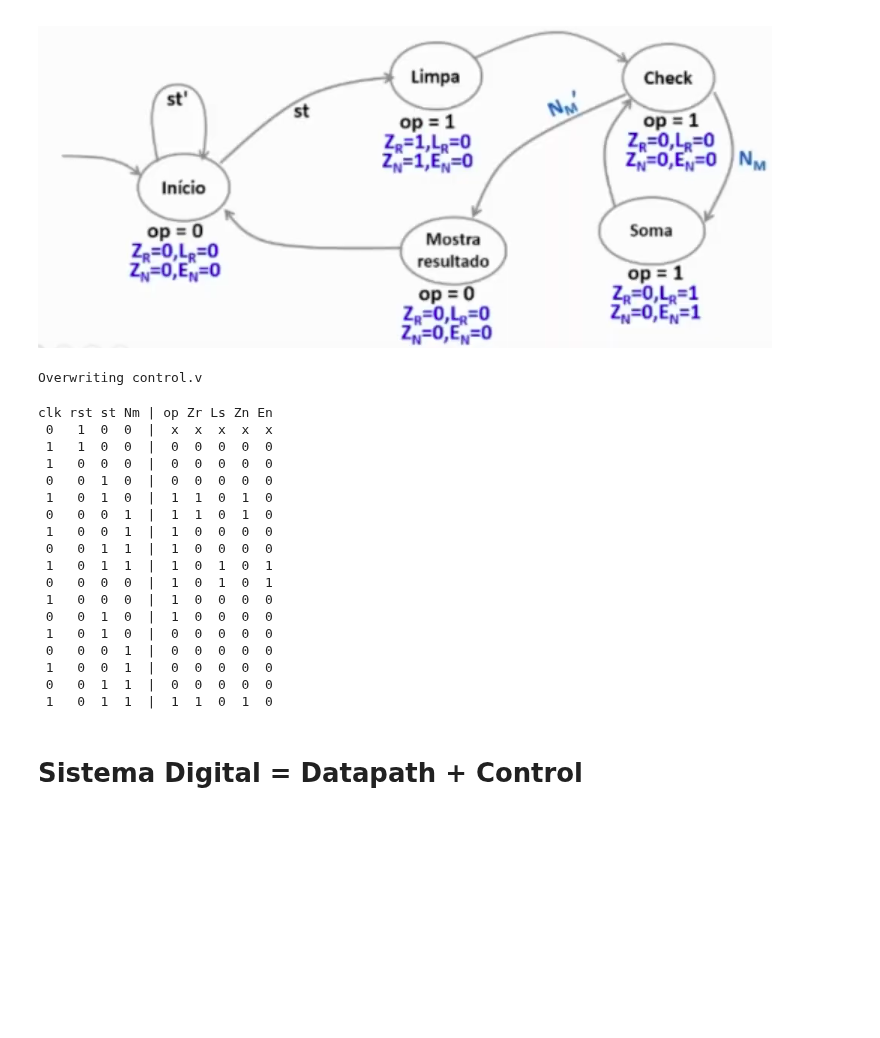
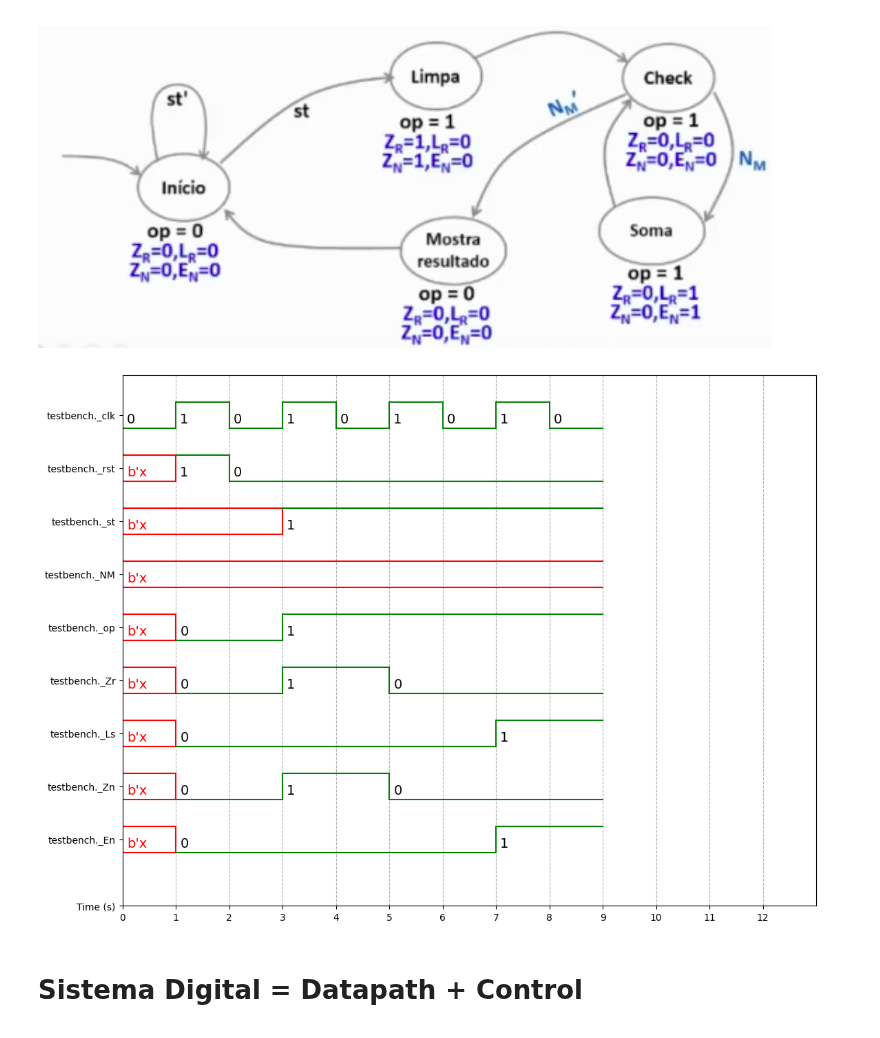
Before and after one commit to petrucior/verilog, a Jupyter notebook: maquinaMultiplicacao.ipynb, the cells around one changed output. Drawn from its saved outputs; the diff is of its cells as text; code cells hidden in the pictures; blank space fills up the shorter version.

Commit message:
Atualizando o projeto RTL da máquina de multiplicação

```diff
--- a/maquinaMultiplicacao.ipynb
+++ b/maquinaMultiplicacao.ipynb
@@ -110,16 +133,16 @@ clk A3210 B3210 Zr Ls Zn En | NM R76543210
 
 ![projetocontrol.png](embedded-picture-2)
 # %%
-%%file control.v
+%%file control.sv
 
 /*
 
 Módulo control
 
 */
-module control ( clk, rst, st, Nm, op, Zr, Ls, Zn, En );
+module control ( clk, rst, st, NM, op, Zr, Ls, Zn, En );
   // Declaração de portas
-  input clk, rst, st, Nm;
+  input clk, rst, st, NM;
   output reg op, Zr, Ls, Zn, En;
 
   // Declarando estados da máquina
@@ -140,7 +163,7 @@ module control ( clk, rst, st, Nm, op, Zr, Ls, Zn, En );
   end
 
   // Descrição comportamental
-  always @(estado_atual, st, Nm) begin
+  always @(estado_atual, st, NM) begin
     case ({estado_atual})
       Inicio : begin
         op = 0;
@@ -168,7 +191,7 @@ module control ( clk, rst, st, Nm, op, Zr, Ls, Zn, En );
         Ls = 0;
         Zn = 0;
         En = 0;
-        if ( Nm == 0 ) estado_proximo = Mostra;
+        if ( NM == 0 ) estado_proximo = Mostra;
         else estado_proximo = Soma;
       end
       Soma : begin
@@ -192,34 +215,3 @@ module control ( clk, rst, st, Nm, op, Zr, Ls, Zn, En );
     endcase
   end
 endmodule
-
-
-/*
-
- Módulo de teste
-
-*/
-module teste(); // Definindo um módulo de teste, onde adiciono valores
-parameter nbits = 16; // 2^{entradas} = 2^{4} = 16
-reg reset = 1'b1;
-reg [2:0] counter; // Criando um registro de 4 bits para entradas
-wire [4:0] z; // Declarando um fio de saída do "control"
-integer k; // Declarando um inteiro para percorrer todas as possibilidades
-  // clk, rst, st, Nm, op, Zr, Ls, Zn, En
-	control t(counter[0], reset, counter[1], counter[2], z[0], z[1], z[2], z[3], z[4]);
-	initial begin // // Início do bloco de comandos
-		$display("clk rst st Nm | op Zr Ls Zn En"); // printf apenas com string
-		$monitor(" %1b   %1b  %1b  %1b  |  %1b  %1b  %1b  %1b  %1b", counter[0], reset, counter[1], counter[2], z[0], z[1], z[2], z[3], z[4]); // printf passando variáveis
-    counter = 0;
-    /*
-    Percorre a quantidade de saídas e armazena no contador
-    */
-		for (k=1; k<nbits; k=k+1) begin
-     #1 counter = k;
-     #2 if ( k < 3 ) reset = 1'b0;
-    end
-		$finish;
-	end // Fim do bloco de comandos
-endmodule
-# %% [output]
-Overwriting control.v
@@ -226,26 +267,16 @@ Overwriting control.v
 # %%
 %%bash
-iverilog control.v -o control
-vvp control
+iverilog testbench.v -o circuito_testbench
+vvp circuito_testbench
-# %% [output]
-clk rst st Nm | op Zr Ls Zn En
- 0   1  0  0  |  x  x  x  x  x
- 1   1  0  0  |  0  0  0  0  0
- 1   0  0  0  |  0  0  0  0  0
- 0   0  1  0  |  0  0  0  0  0
- 1   0  1  0  |  1  1  0  1  0
- 0   0  0  1  |  1  1  0  1  0
- 1   0  0  1  |  1  0  0  0  0
- 0   0  1  1  |  1  0  0  0  0
- 1   0  1  1  |  1  0  1  0  1
- 0   0  0  0  |  1  0  1  0  1
- 1   0  0  0  |  1  0  0  0  0
- 0   0  1  0  |  1  0  0  0  0
- 1   0  1  0  |  0  0  0  0  0
- 0   0  0  1  |  0  0  0  0  0
- 1   0  0  1  |  0  0  0  0  0
- 0   0  1  1  |  0  0  0  0  0
- 1   0  1  1  |  1  1  0  1  0
+# %%
+%%waveform control.vcd
+
+sign_list = ['testbench._clk', 'testbench._rst', 'testbench._st', 'testbench._NM', 'testbench._op', 'testbench._Zr', 'testbench._Ls', 'testbench._Zn', 'testbench._En']
+time_begin = 0
+time_end = 12
+base = 'bin' # bin, dec, dec2, hex, octal
+# %% [output]
+[figure, added]
 # %% [markdown]
 # Sistema Digital = Datapath + Control
 
```
Also changed, not shown: parts of 11 cells of this notebook.
